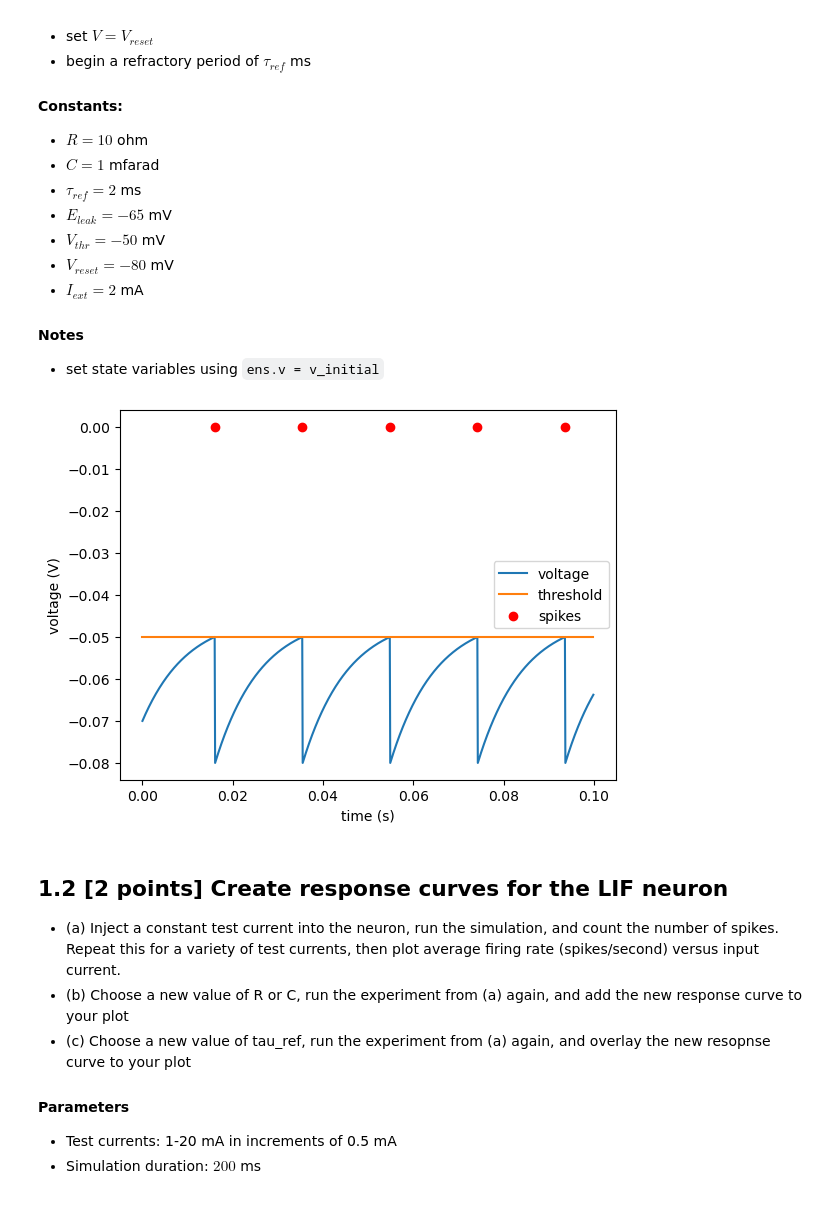
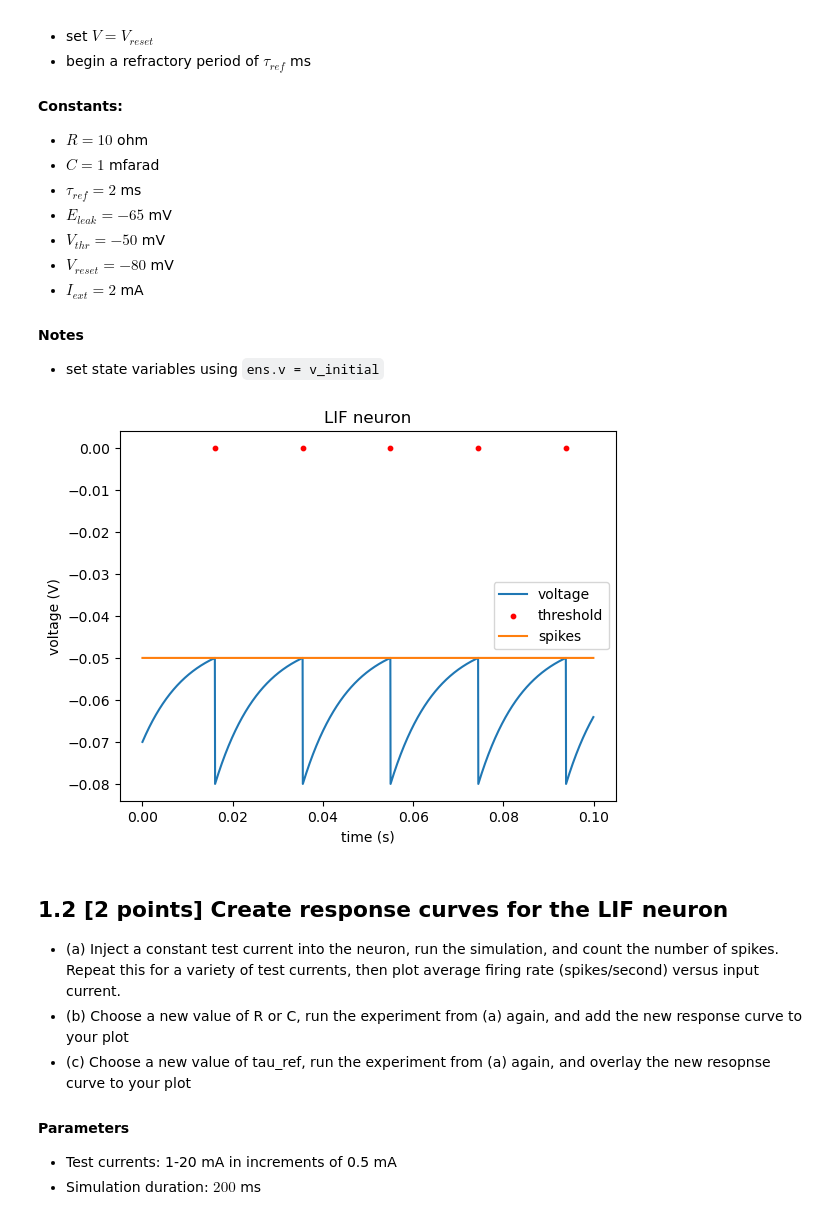
Before and after one commit to kateharvey/SYDE552, a Jupyter notebook: syde552-assignment1.ipynb, the cells around one changed output. Drawn from its saved outputs; the diff is of its cells as text; code cells hidden in the pictures.

```diff
--- a/syde552-assignment1.ipynb
+++ b/syde552-assignment1.ipynb
@@ -211,13 +211,3 @@ probe = StateMonitor(ensemble, 'v', record=True)
 spikes = SpikeMonitor(ensemble)
 
 run(100*ms)
-# %%
-fig, ax = plt.subplots()
-ax.plot(probe.t, probe.v[0])
-ax.plot(probe.t, np.ones((probe.t.shape))*v_thresh)
-ax.scatter(spikes.t, np.zeros((spikes.t.shape)), color='r')
-ax.set(xlabel='time (s)', ylabel='voltage (V)')
-ax.legend(['voltage', 'threshold', 'spikes'])
-plt.show()
-# %% [output]
-[figure, removed]
@@ -224,3 +230,8 @@ plt.show()
+# %%
+leg = ['voltage', 'threshold', 'spikes']
+plot_voltage_trace(probe, 'LIF neuron', legend=leg, plot_threshold=True, v_thresh=-50*mV, spikes=spikes)
+# %% [output]
+[figure, added]
 # %% [markdown]
 ## 1.2 [2 points] Create response curves for the LIF neuron
  - (a) Inject a constant test current into the neuron, run the simulation, and count the number of spikes. Repeat this for a variety of test currents, then plot average firing rate (spikes/second) versus input current.
```
Also changed, not shown: parts of 22 cells of this notebook.
